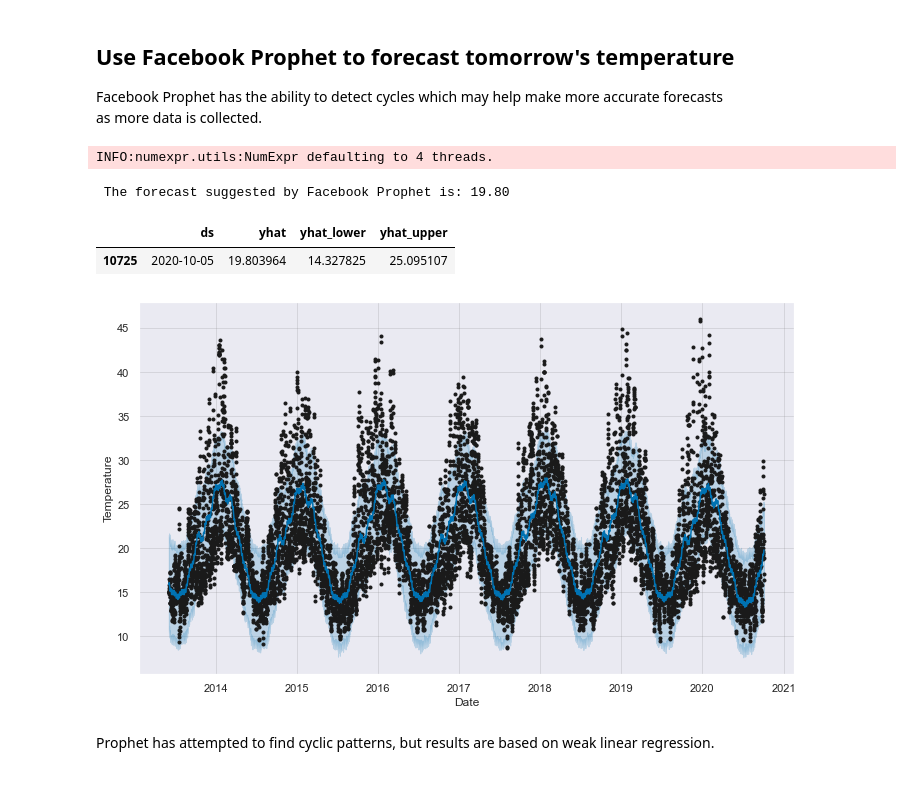
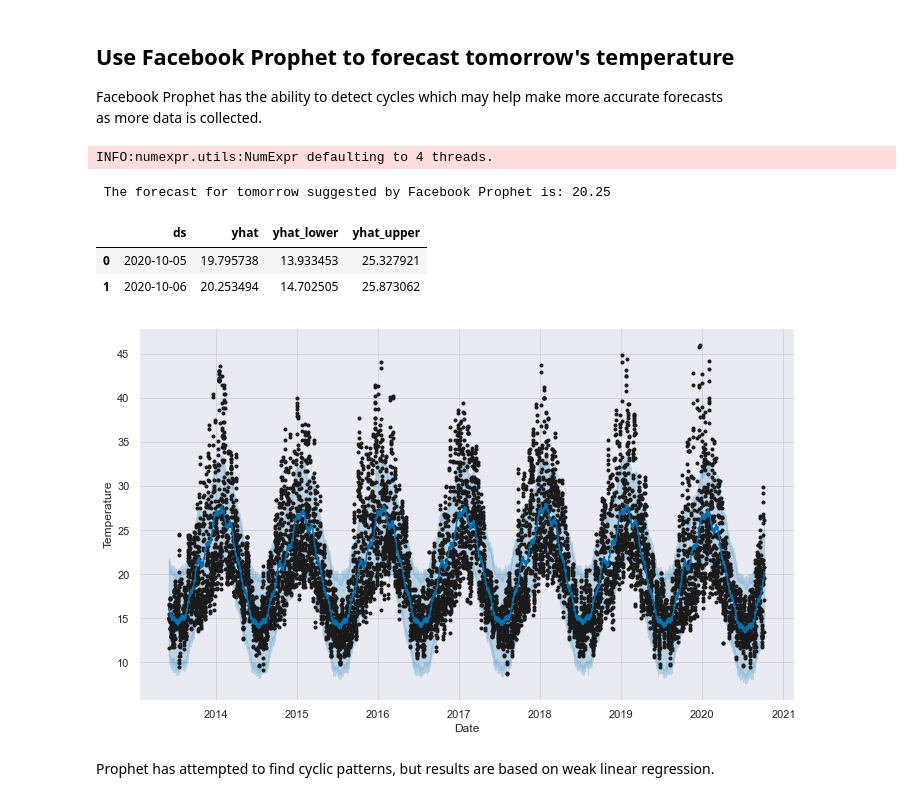
Before and after one commit to bfgdigital/aus_forecast, a Jupyter notebook: notebooks/report.ipynb, the cells around one changed output. Saved outputs shown, nothing was run; the diff lists cells and outputs as text; code cells hidden in the pictures.

Commit message:
updated all of the date exceptions

```diff
--- a/notebooks/report.ipynb
+++ b/notebooks/report.ipynb
@@ -30,0 +54,7 @@ Be Aware that the update is adjusted every 10mins.
+# %%
+if latest_forecast['data'][0]['date'][0:10] == today:
+    print(f"Forecast dates matches Today: {latest_forecast['data'][0]['date'][0:10]}/{today}")
+else:
+    print(f"Not the same {latest_forecast['data'][0]['date'][0:10]}:{today}")
+    latest_forecast['data'].pop(0)
+    print(f"Popped date, it's now: {latest_forecast['data'][0]['date'][0:10]}:{today}")
@@ -41,3 +78,7 @@ dict_keys(['data', 'metadata'])
+# %%
+# TBC
+# call_backup();
+number_of_forecasts = len(latest_forecast['data'])
 # %% [markdown]
 ### Summary of new data
 Latest observations taken from BOM
@@ -62,16 +103,16 @@ Cloudy. Very high (95%) chance of rain, most likely during this afternoon and ev
 # %%
 if number_of_forecasts == 6:
     roll_days = ['today+0','today+1','today+2','today+3','today+4','today+5','today+6']
-    date = weather_dict['data'][0]['date'][:10] # make datetime later.
-    temperatures = [weather_dict['data'][i]['temp_max'] for i in range(len(weather_dict['data']))]
-    df = pd.DataFrame(None,columns=roll_days)
-    df.loc[0] = pd.Series(temperatures, index=temps.columns[:len(temperatures)]) # This series will not throw an error if len(data) is less than temps.
-    df.index = [date]
-    print(df.head(1),'\n')
+    date = latest_forecast['data'][0]['date'][:10] # make datetime later.
+    temperatures = [latest_forecast['data'][i]['temp_max'] for i in range(len(latest_forecast['data']))]
+    new_forecast_row = pd.DataFrame(None,columns=roll_days)
+    new_forecast_row.loc[0] = pd.Series(temperatures, index=temps.columns[:len(temperatures)]) # This series will not throw an error if len(data) is less than temps.
+    new_forecast_row.index = [date]
+    print(new_forecast_row.head(1),'\n')
     if date in temps.index:
         print(f'File not saved. Date already exists in index.')
     else:
-        temps = temps.append(df).astype(int)
+        temps = temps.append(new_forecast_row).astype(int)
         file_name = '../data/temps_' + str(date) + '.csv'
         temps.to_csv(file_name) # backup file.
         temps.to_csv('../data/temps.csv')
@@ -383,7 +423,7 @@ plot_data(pdf['y'],"Resampled To 6h Intervals") # plot y
 from scipy.signal import savgol_filter
 # Smooth with SavGol filter
 pdf_sg = pdf
-savgol = [savgol_filter(pdf_sg[i], 5, 2, mode='interp') for i in pdf_sg] #'mirror', 'constant', 'nearest', 'wrap' or 'interp'
+savgol = [savgol_filter(pdf_sg[i], 5, 3, mode='constant') for i in pdf_sg] #'mirror', 'constant', 'nearest', 'wrap' or 'interp'
 savgol = pd.DataFrame(savgol, columns=pd.to_datetime(pdf_sg.index), index=pdf_sg.columns)
 savgol = savgol.T # Needed a flip
 pdf['y'] = savgol['y']
@@ -397,16 +437,19 @@ as more data is collected.
 # %%
 model = Prophet()
 model.fit(pdf)
-future = model.make_future_dataframe(periods = 1) # forecast 2 days beyond available data.
+future = model.make_future_dataframe(periods = 2) # forecast 2 days beyond available data.
 forecast = model.predict(future)
 figure = model.plot(forecast, xlabel = 'Date', ylabel = 'Temperature')
-print('\n',f"The forecast suggested by Facebook Prophet is: {float(forecast['yhat'][len(forecast)-1]):.2f}",'\n')
-forecast[['ds', 'yhat', 'yhat_lower', 'yhat_upper']].tail(1)  # show the dataframe.
+print('\n',f"The forecast for tomorrow suggested by Facebook Prophet is: {float(forecast['yhat'][len(forecast)-1]):.2f}",'\n')
+prophet_forecast = forecast[['ds', 'yhat', 'yhat_lower', 'yhat_upper']].tail(2)  # show the dataframe.
+prophet_forecast.reset_index(drop=True,inplace=True)
+prophet_forecast
 # %% [output]
 INFO:numexpr.utils:NumExpr defaulting to 4 threads.
- The forecast suggested by Facebook Prophet is: 19.80
+ The forecast for tomorrow suggested by Facebook Prophet is: 20.25
 |  | ds | yhat | yhat_lower | yhat_upper |
-| 10725 | 2020-10-05 | 19.803964 | 14.327825 | 25.095107 |
+| 0 | 2020-10-05 | 19.795738 | 13.933453 | 25.327921 |
+| 1 | 2020-10-06 | 20.253494 | 14.702505 | 25.873062 |
 [figure]
 # %% [markdown]
 Prophet has attempted to find cyclic patterns, but results are based on weak linear regression.
```
Also changed, not shown: parts of 27 cells of this notebook, 7 other files.
